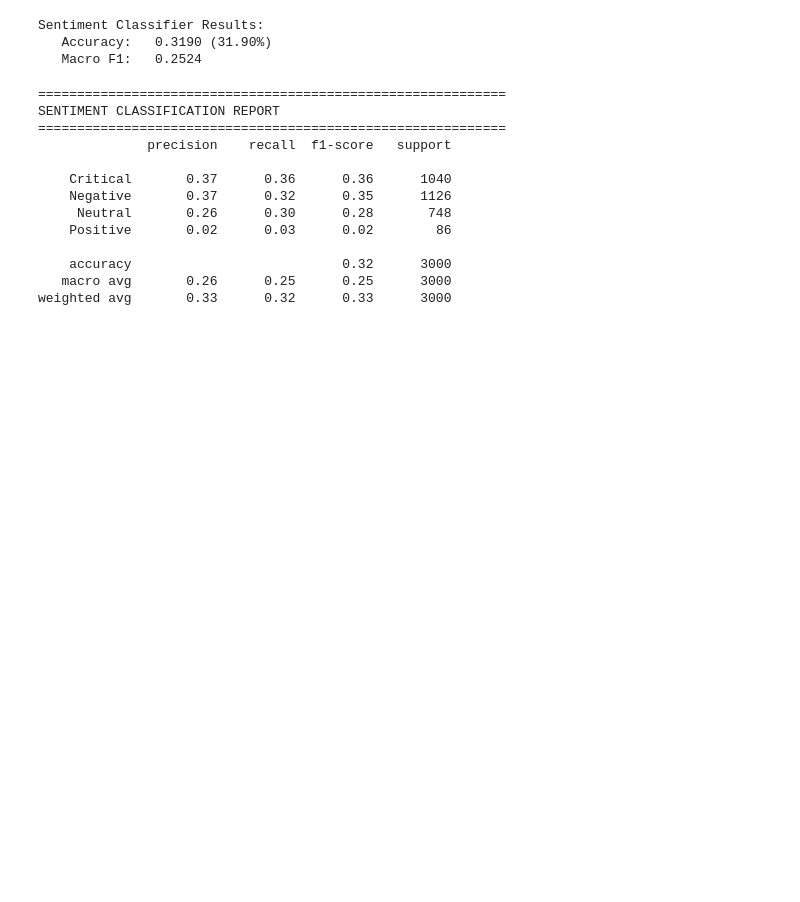
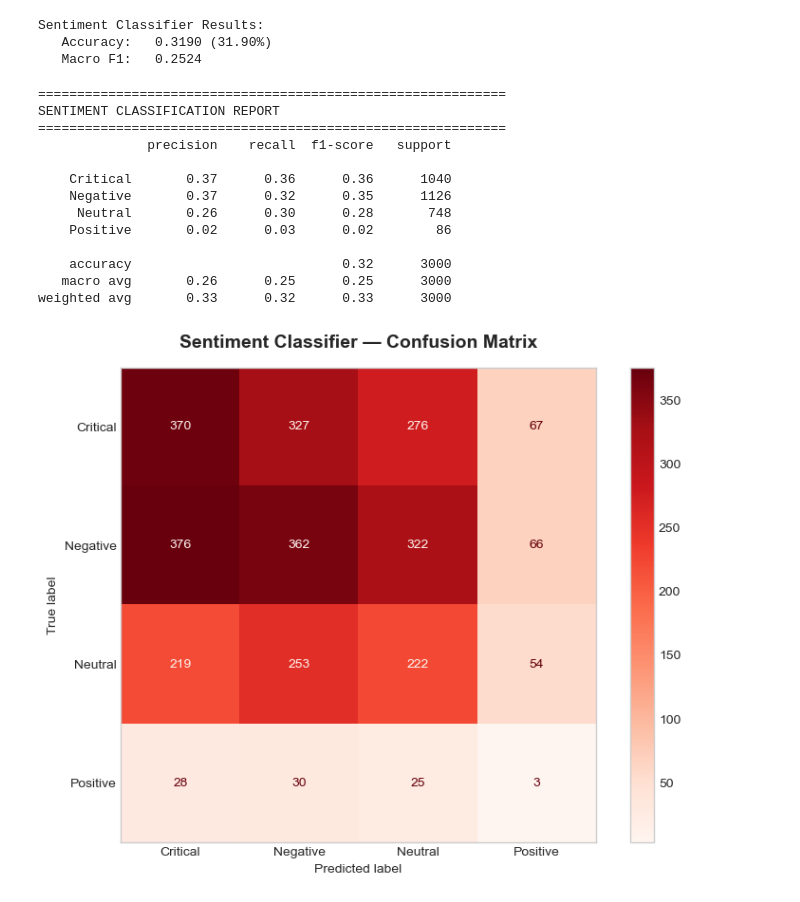
Before and after one commit to Parina89/Project-1-AI-driven-citizen-grievance-and-sentiment-analysis-, a Jupyter notebook: Week4.ipynb, the cells around one changed output. Cells and saved outputs as stored; diff of their text form; code cells hidden in the pictures; blank space fills up the shorter version.

```diff
--- a/Week4.ipynb
+++ b/Week4.ipynb
@@ -344,3 +344,17 @@ SENTIMENT CLASSIFICATION REPORT
     accuracy                           0.32      3000
    macro avg       0.26      0.25      0.25      3000
 weighted avg       0.33      0.32      0.33      3000
+# %%
+# Sentiment Confusion Matrix
+sent_labels = sorted(y_sent.unique())
+cm_sent = confusion_matrix(y_sent_test, y_sent_pred, labels=sent_labels)
+
+fig, ax = plt.subplots(figsize=(8, 6))
+disp = ConfusionMatrixDisplay(confusion_matrix=cm_sent, display_labels=sent_labels)
+disp.plot(ax=ax, cmap='Reds', colorbar=True)
+ax.grid(False)
+ax.set_title('Sentiment Classifier — Confusion Matrix', fontsize=14, fontweight='bold', pad=15)
+plt.tight_layout()
+plt.show()
+# %% [output]
+[figure, added]
```
